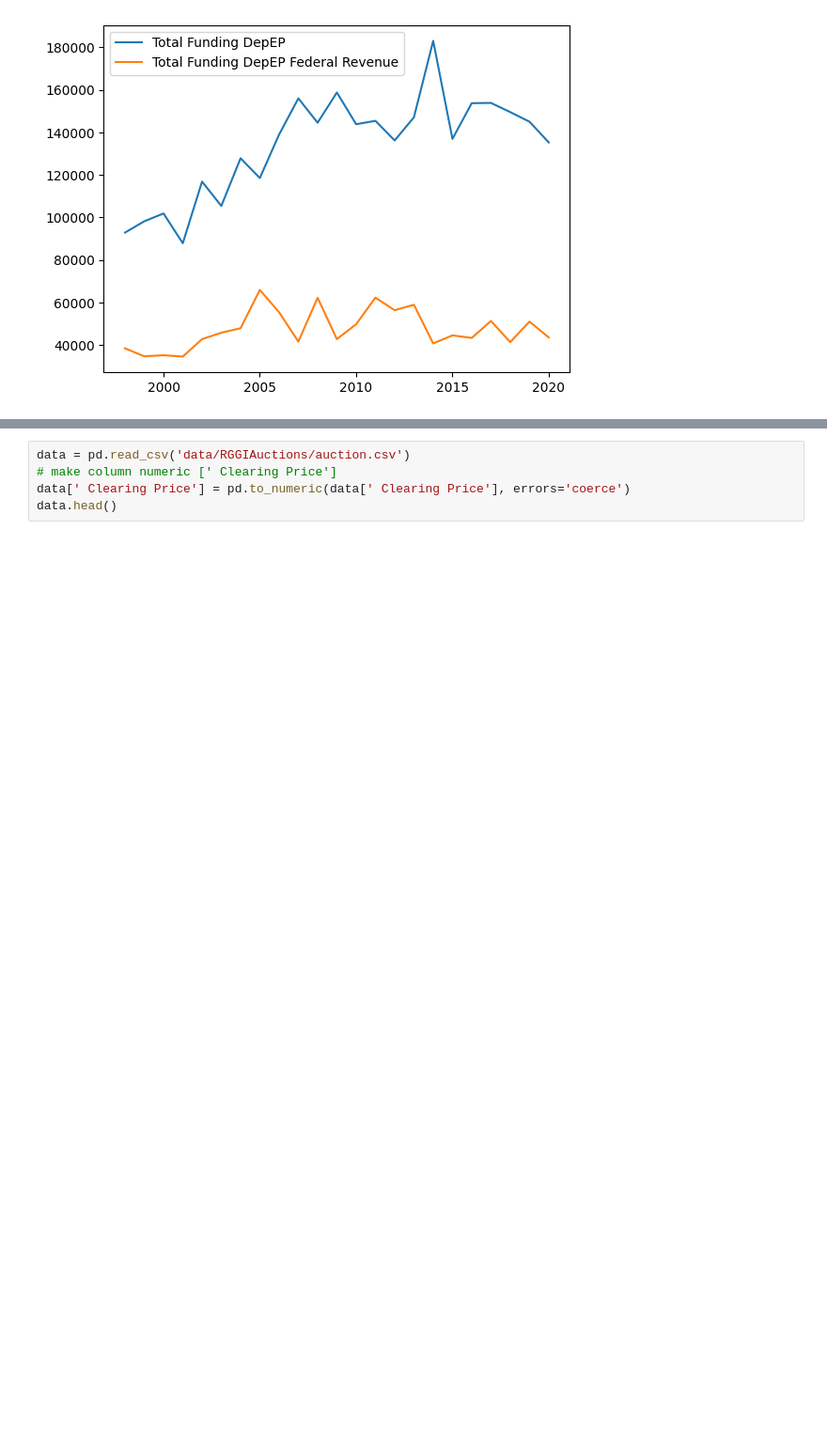
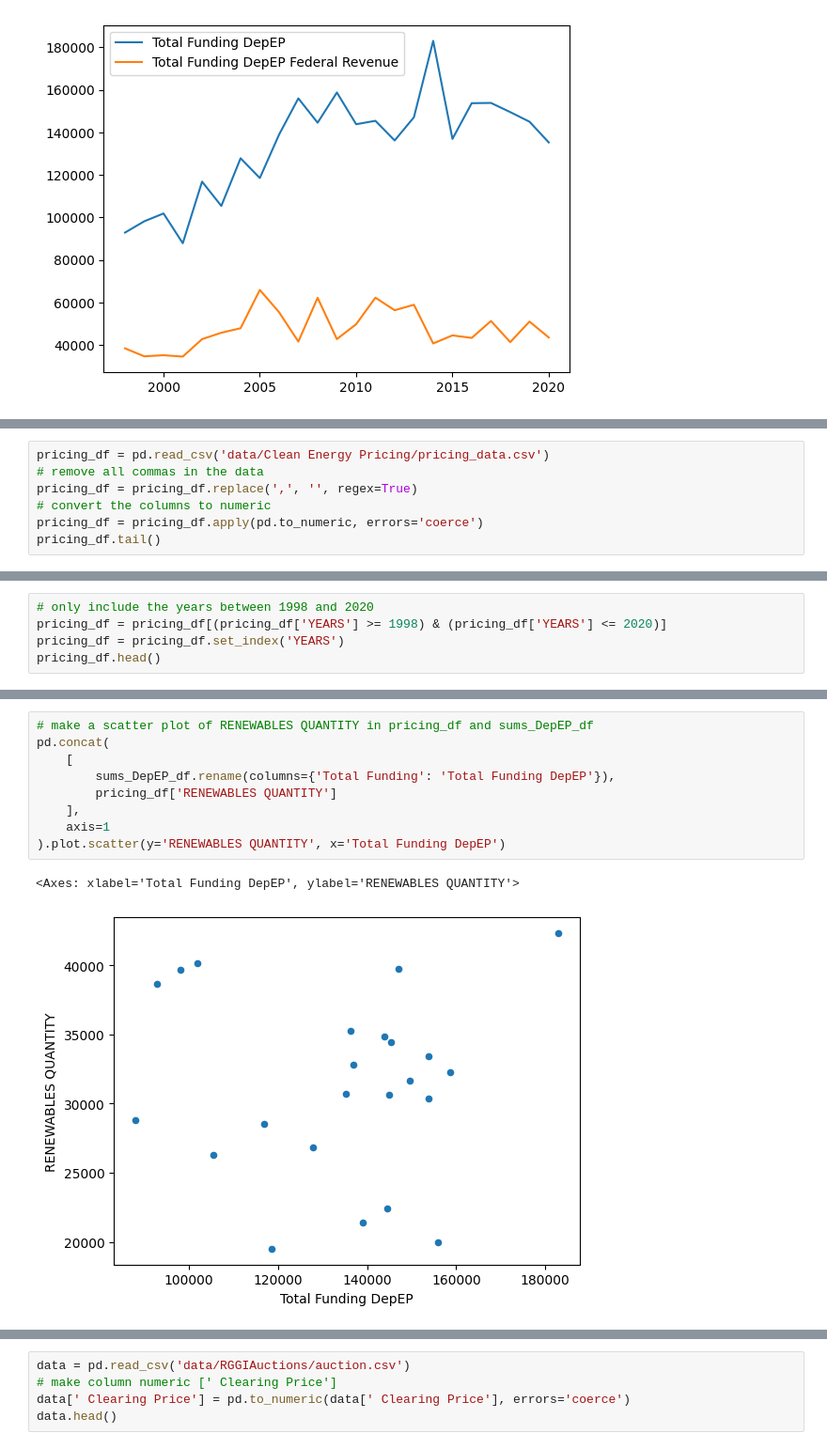
Before and after one commit to Rutgers-Economics-Labs/CleanEnergyFundingF24, a Jupyter notebook: analyze.ipynb, the cells around one changed output, grey strips where cells are left out. Shown: that part at 94% size. Cells and saved outputs as stored; diff of their text form; blank space fills up the shorter version.

```diff
--- a/analyze.ipynb
+++ b/analyze.ipynb
@@ -151,0 +170,7 @@ pd.concat(
+# %%
+pricing_df = pd.read_csv('data/Clean Energy Pricing/pricing_data.csv')
+# remove all commas in the data
+pricing_df = pricing_df.replace(',', '', regex=True)
+# convert the columns to numeric
+pricing_df = pricing_df.apply(pd.to_numeric, errors='coerce')
+pricing_df.tail()
@@ -151,0 +184,5 @@ pd.concat(
+# %%
+# only include the years between 1998 and 2020
+pricing_df = pricing_df[(pricing_df['YEARS'] >= 1998) & (pricing_df['YEARS'] <= 2020)]
+pricing_df = pricing_df.set_index('YEARS')
+pricing_df.head()
@@ -151,0 +197,12 @@ pd.concat(
+# %%
+# make a scatter plot of RENEWABLES QUANTITY in pricing_df and sums_DepEP_df
+pd.concat(
+    [
+        sums_DepEP_df.rename(columns={'Total Funding': 'Total Funding DepEP'}),
+        pricing_df['RENEWABLES QUANTITY']
+    ],
+    axis=1
+).plot.scatter(y='RENEWABLES QUANTITY', x='Total Funding DepEP')
+# %% [output]
+<Axes: xlabel='Total Funding DepEP', ylabel='RENEWABLES QUANTITY'>
+[figure, added]
```
Also changed, not shown: parts of 11 cells of this notebook, 2 other files.
